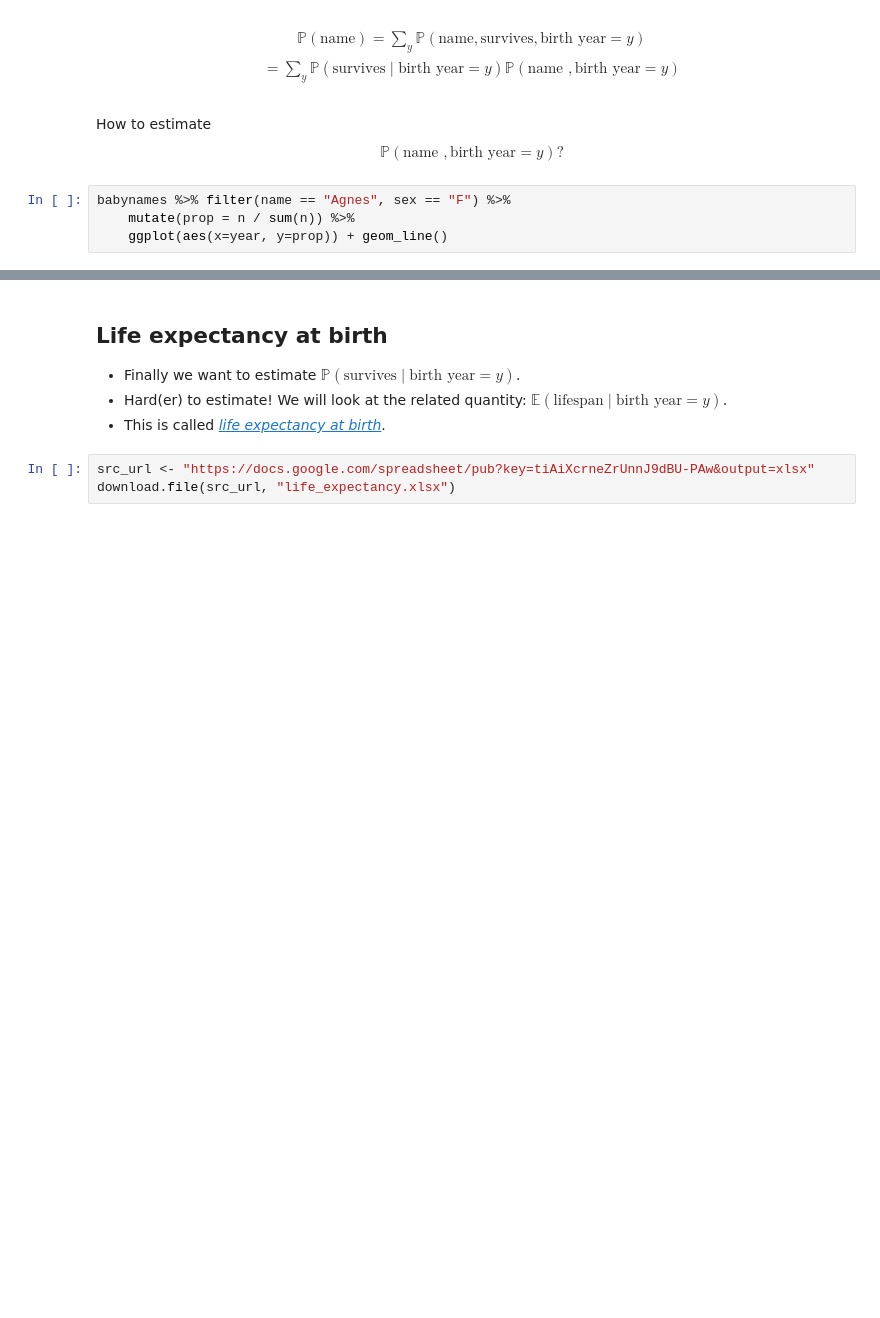
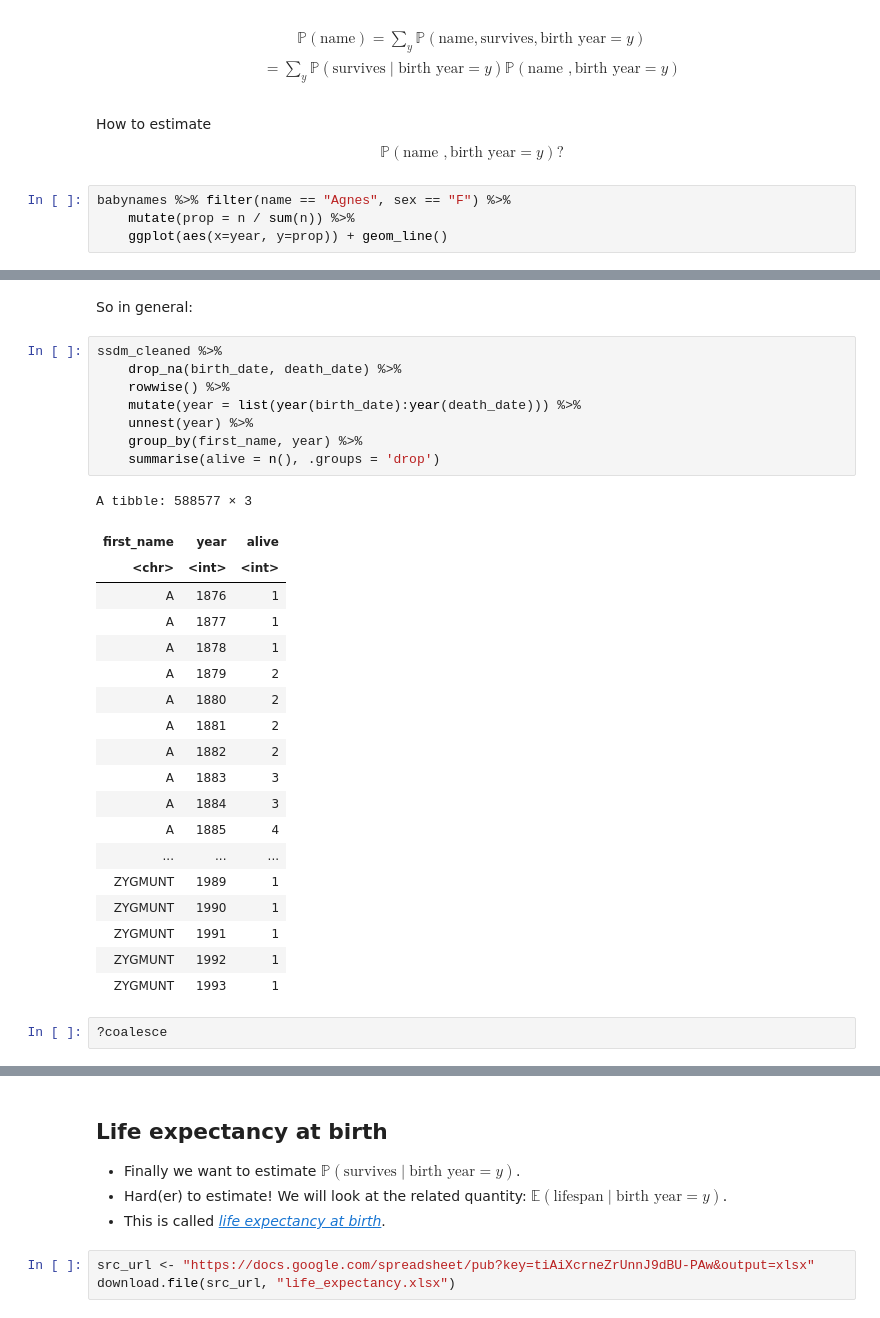
Before and after one commit to terhorst/stats504, a Jupyter notebook: lectures/week2/slides.ipynb, the cells around one changed output, grey strips where cells are left out. Cells and saved outputs as stored; diff of their text form; blank space fills up the shorter version.

```diff
--- a/lectures/week2/slides.ipynb
+++ b/lectures/week2/slides.ipynb
@@ -257,0 +470,32 @@ babynames %>% filter(name == "Agnes", sex == "F") %>%
+# %% [markdown]
+So in general:
+# %%
+ssdm_cleaned %>%
+    drop_na(birth_date, death_date) %>%
+    rowwise() %>%
+    mutate(year = list(year(birth_date):year(death_date))) %>%
+    unnest(year) %>%
+    group_by(first_name, year) %>%
+    summarise(alive = n(), .groups = 'drop')
+# %% [output]
+A tibble: 588577 × 3
+| first_name | year | alive |
+| <chr> | <int> | <int> |
+| A | 1876 | 1 |
+| A | 1877 | 1 |
+| A | 1878 | 1 |
+| A | 1879 | 2 |
+| A | 1880 | 2 |
+| A | 1881 | 2 |
+| A | 1882 | 2 |
+| A | 1883 | 3 |
+| A | 1884 | 3 |
+| A | 1885 | 4 |
+| ... | ... | ... |
+| ZYGMUNT | 1989 | 1 |
+| ZYGMUNT | 1990 | 1 |
+| ZYGMUNT | 1991 | 1 |
+| ZYGMUNT | 1992 | 1 |
+| ZYGMUNT | 1993 | 1 |
+# %%
+?coalesce
```
Also changed, not shown: parts of 28 cells of this notebook.
